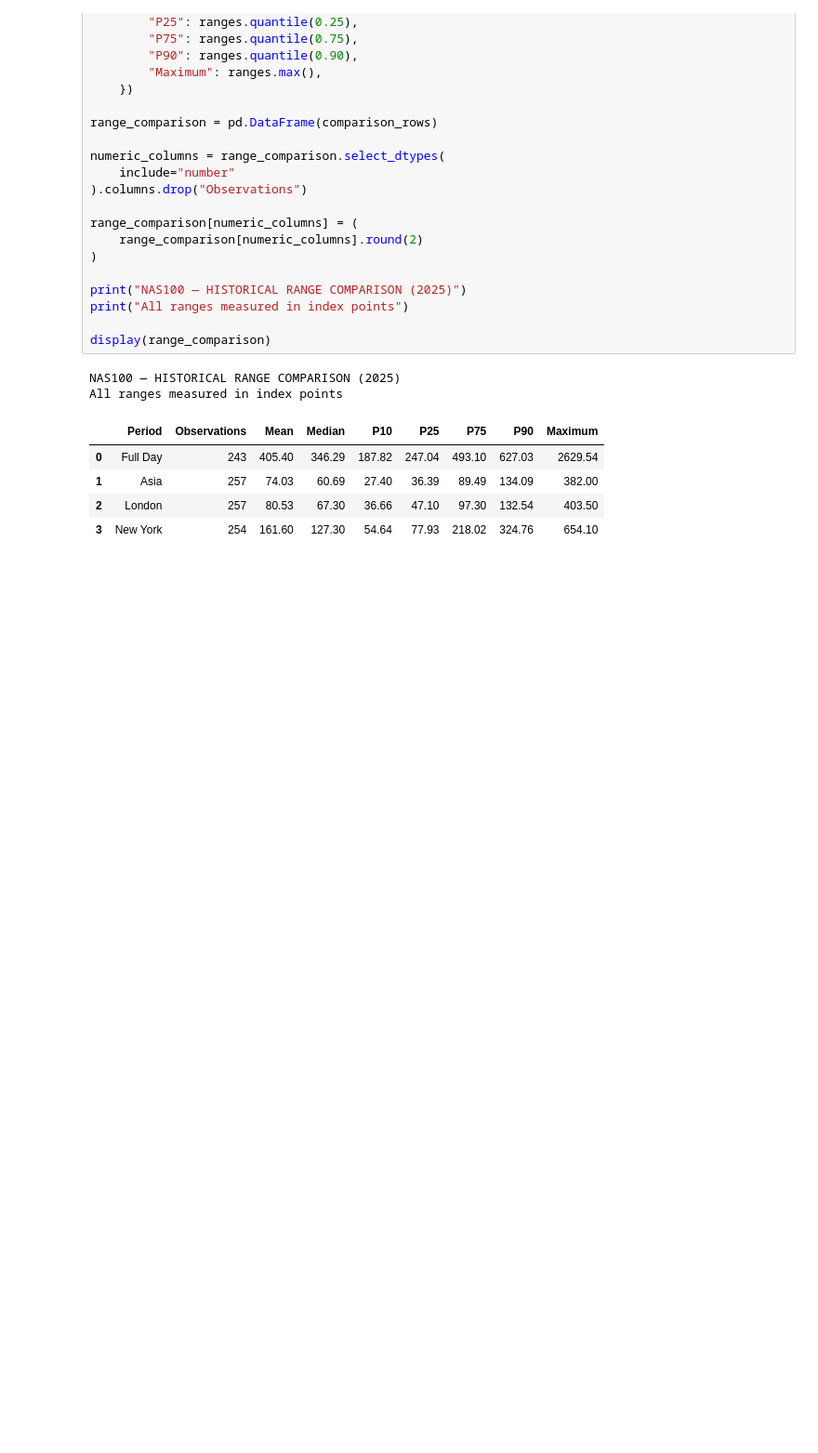
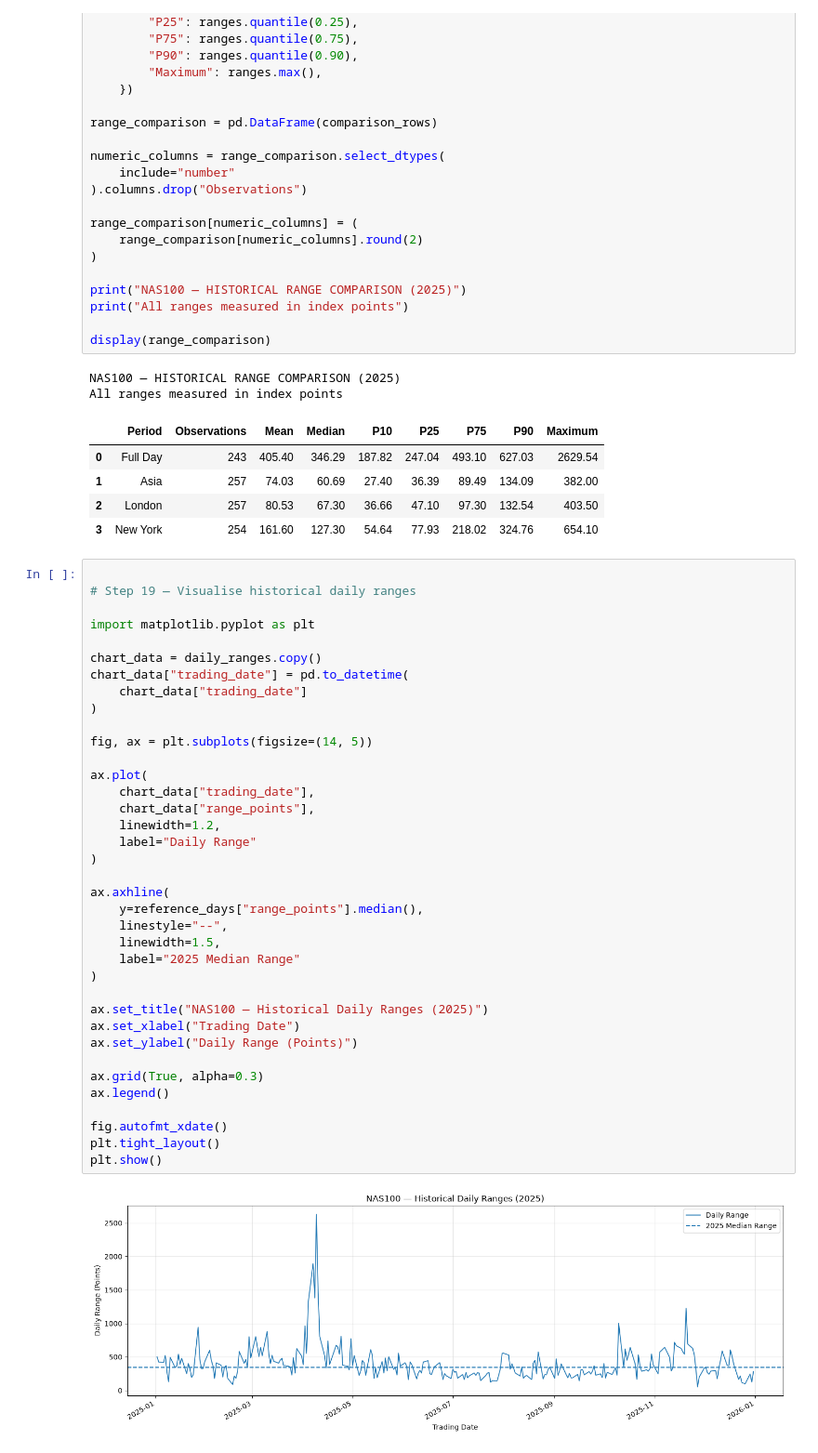
Before and after one commit to oa1013/candle-fetcher, a Jupyter notebook: notebooks/08_daily_session_range_analyzer.ipynb, the cells around one changed output. Shown at 93% size. Drawn from its saved outputs; the diff is of its cells as text; blank space fills up the shorter version.

Commit message:
feat: add historical daily range chart and matplotlib dependency

```diff
--- a/notebooks/08_daily_session_range_analyzer.ipynb
+++ b/notebooks/08_daily_session_range_analyzer.ipynb
@@ -741,3 +761,42 @@ All ranges measured in index points
 | 1 | Asia | 257 | 74.03 | 60.69 | 27.40 | 36.39 | 89.49 | 134.09 | 382.00 |
 | 2 | London | 257 | 80.53 | 67.30 | 36.66 | 47.10 | 97.30 | 132.54 | 403.50 |
 | 3 | New York | 254 | 161.60 | 127.30 | 54.64 | 77.93 | 218.02 | 324.76 | 654.10 |
+# %%
+
+# Step 19 — Visualise historical daily ranges
+
+import matplotlib.pyplot as plt
+
+chart_data = daily_ranges.copy()
+chart_data["trading_date"] = pd.to_datetime(
+    chart_data["trading_date"]
+)
+
+fig, ax = plt.subplots(figsize=(14, 5))
+
+ax.plot(
+    chart_data["trading_date"],
+    chart_data["range_points"],
+    linewidth=1.2,
+    label="Daily Range"
+)
+
+ax.axhline(
+    y=reference_days["range_points"].median(),
+    linestyle="--",
+    linewidth=1.5,
+    label="2025 Median Range"
+)
+
+ax.set_title("NAS100 — Historical Daily Ranges (2025)")
+ax.set_xlabel("Trading Date")
+ax.set_ylabel("Daily Range (Points)")
+
+ax.grid(True, alpha=0.3)
+ax.legend()
+
+fig.autofmt_xdate()
+plt.tight_layout()
+plt.show()
+# %% [output]
+[figure, added]
```
Also changed, not shown: parts of 2 cells of this notebook, 1 other file.
